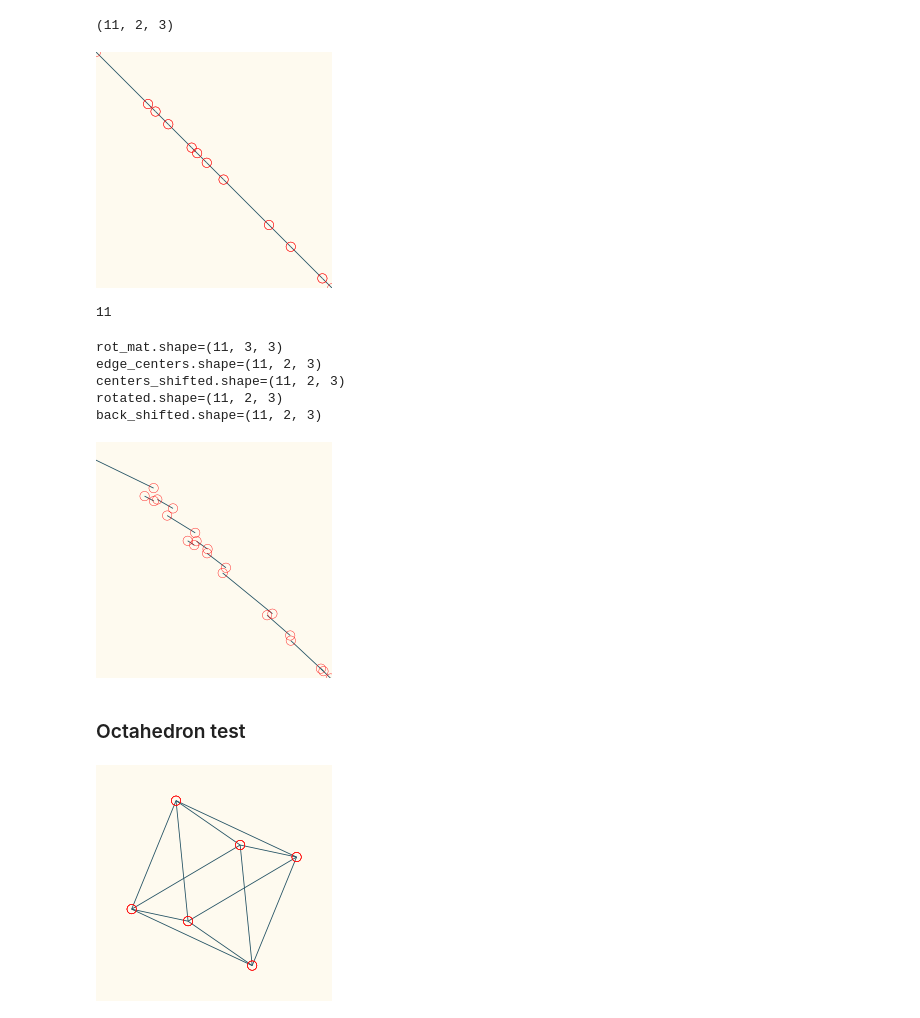
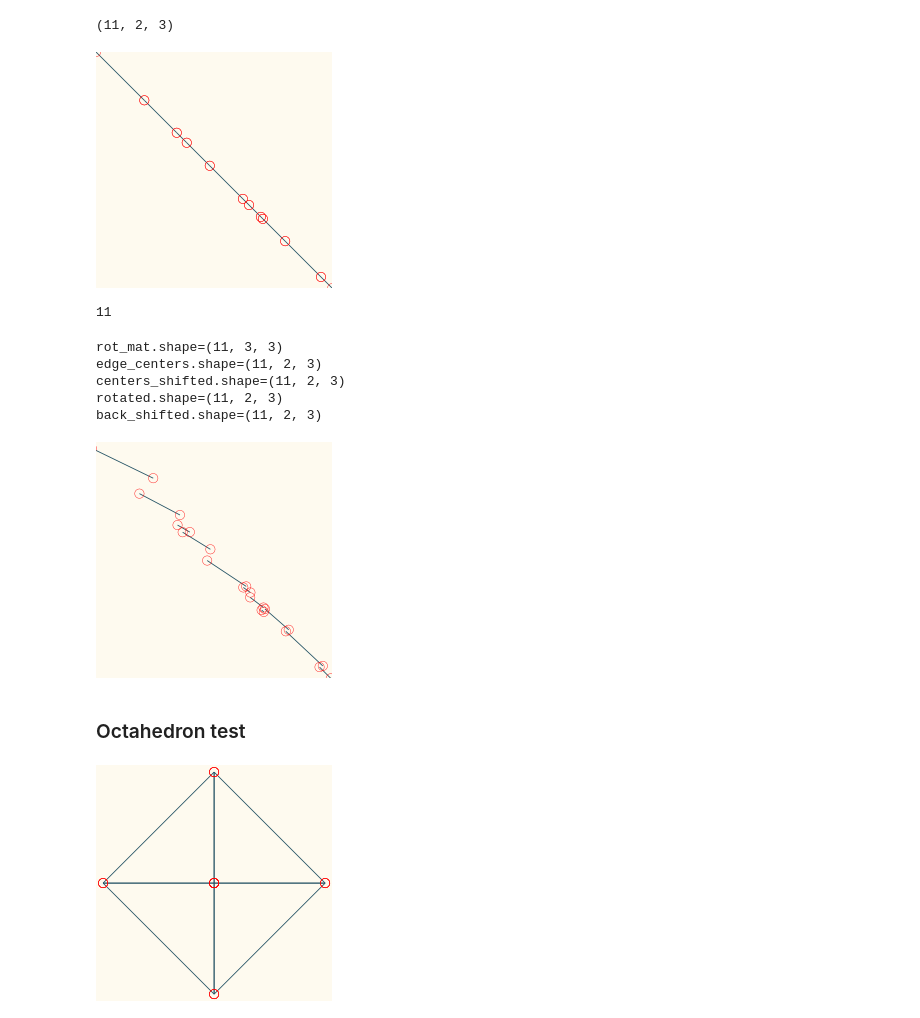
Before and after one commit to leobrowning92/lineart, a Jupyter notebook: shatter_exploration.ipynb, the cells around one changed output. Cells and saved outputs as stored; diff of their text form; code cells hidden in the pictures.

```diff
--- a/shatter_exploration.ipynb
+++ b/shatter_exploration.ipynb
@@ -66,9 +66,9 @@ splits.shape
 # %%
 split_collection = EdgeCollection(splits, np.random.randn(*splits[:,0,:].shape), np.arange(splits.shape[0])/30)
 # %%
-Image(draw.draw_edges(split_collection.edges, v=True))
+Image(draw.quick_draw_edges(split_collection.edges, v=True).png())
 # %% [output]
-[figure, old version]
+[figure, new version]
 # %%
 c = np.repeat(split_collection.centers[:, np.newaxis, :], 2, axis=1)
 # %%
@@ -78,22 +78,22 @@ split_collection.n
 # %%
 split_collection.step(1)
 # split_collection.rotate_indiv(np.pi/50)
-Image(draw.draw_edges(split_collection.edges, v=True))
+Image(draw.quick_draw_edges(split_collection.edges, v=True).png())
 # %% [output]
 rot_mat.shape=(11, 3, 3)
 edge_centers.shape=(11, 2, 3)
 centers_shifted.shape=(11, 2, 3)
 rotated.shape=(11, 2, 3)
 back_shifted.shape=(11, 2, 3)
-[figure, old version]
+[figure, new version]
 # %% [markdown]
 ### Octahedron test
 # %%
-ocatahedron = Octahedron(np.array([50, 50, 40]), 40)
+ocatahedron = Octahedron(np.array([50, 50, 40]), 47)
 # %%
-Image(draw.draw_edges(ocatahedron.edges, v=True).png())
+Image(draw.quick_draw_edges(ocatahedron.edges, v=True).png())
 # %% [output]
-[figure, old version]
+[figure, new version]
 # %%
 ocatahedron.rotate_unison(np.array([[50, 50, 40]]), np.array([1, 1, 1]), np.pi * 2/20)
 # %%
```
Also changed, not shown: parts of 13 cells of this notebook, 6 other files.
